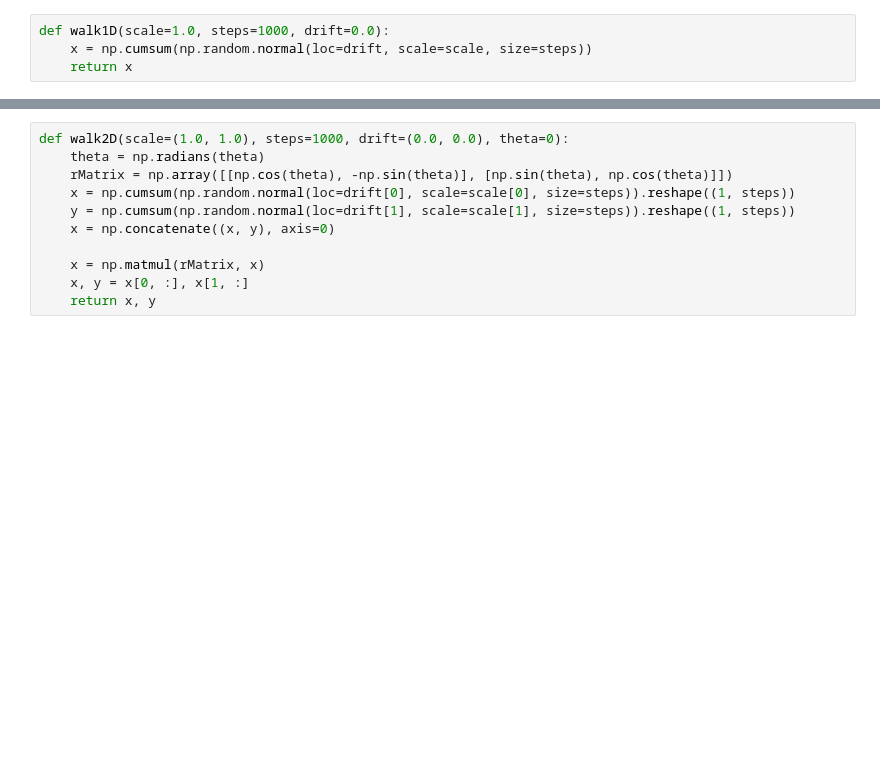
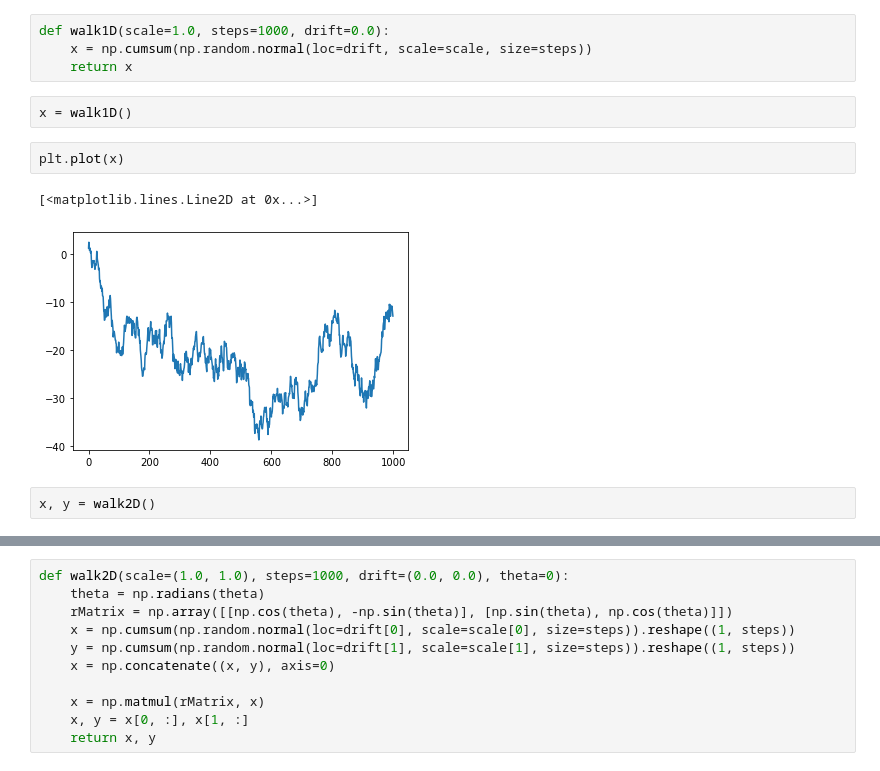
Before and after one commit to ccurtis7/diffpy, a Jupyter notebook: notebooks/diffSim1.ipynb, the cells around one changed output, grey strips where cells are left out. Saved outputs shown, nothing was run; the diff lists cells and outputs as text; blank space fills up the shorter version.

```diff
--- a/notebooks/diffSim1.ipynb
+++ b/notebooks/diffSim1.ipynb
@@ -7,3 +7,12 @@ import pandas as pd
 def walk1D(scale=1.0, steps=1000, drift=0.0):
     x = np.cumsum(np.random.normal(loc=drift, scale=scale, size=steps))
     return x
+# %%
+x = walk1D()
+# %%
+plt.plot(x)
+# %% [output]
+[<matplotlib.lines.Line2D at 0x...>]
+[figure, added]
+# %%
+x, y = walk2D()
```
Also changed, not shown: parts of 1 cell of this notebook, 1 other file.
